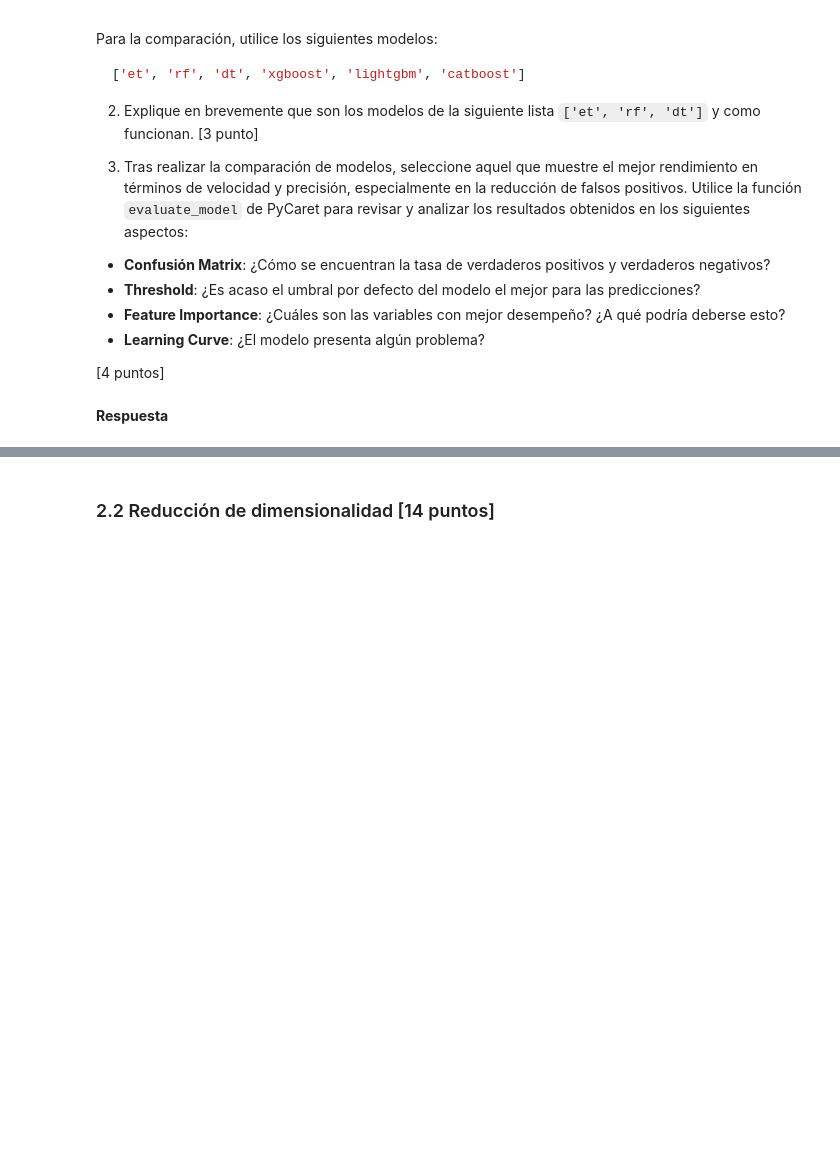
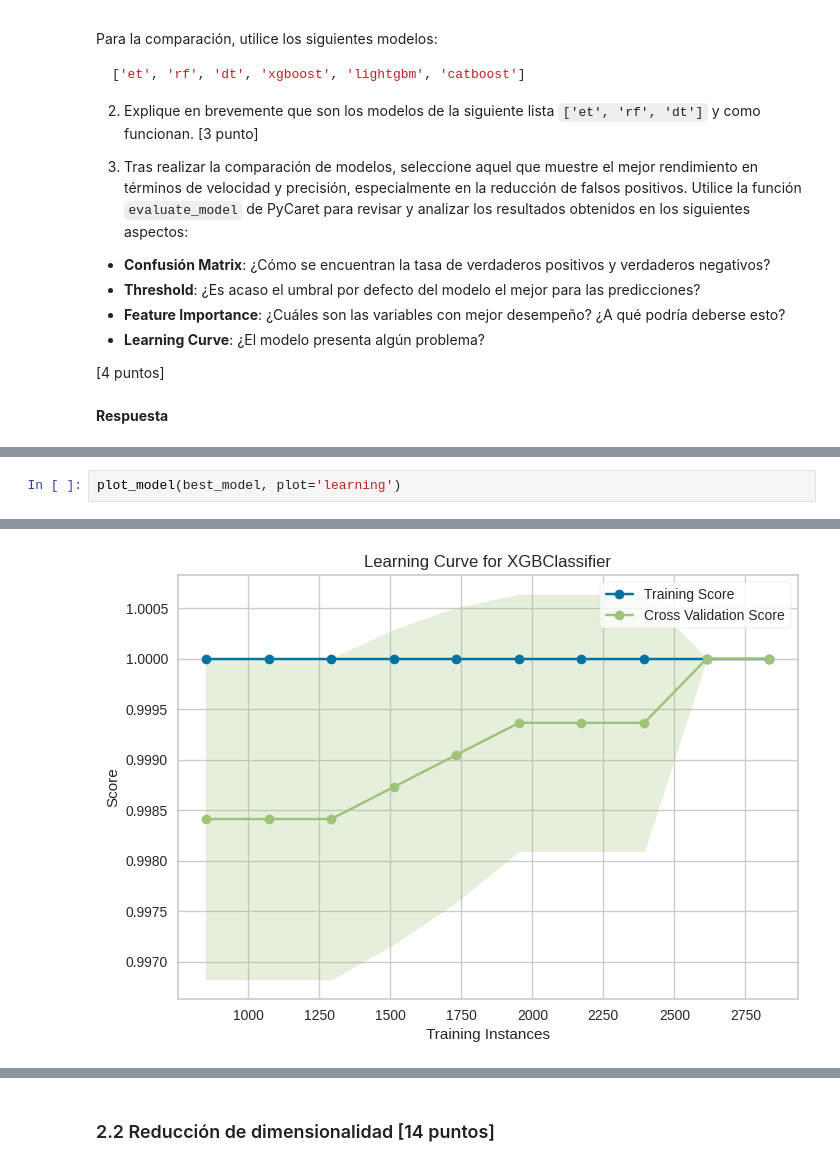
Before and after one commit to andresignacio-o/MDS7202, a Jupyter notebook: Lab5/Lab5_enunciado.ipynb, the cells around one changed output, grey strips where cells are left out. Saved outputs shown, nothing was run; the diff lists cells and outputs as text; blank space fills up the shorter version.

```diff
--- a/Lab5/Lab5_enunciado.ipynb
+++ b/Lab5/Lab5_enunciado.ipynb
@@ -350,0 +827,3 @@ os.environ["PYCARET_CUSTOM_LOGGING_LEVEL"] = "CRITICAL"
+# %%
+plot_model(best_model, plot='learning')
+# %% [output]
@@ -350,0 +831 @@ os.environ["PYCARET_CUSTOM_LOGGING_LEVEL"] = "CRITICAL"
+[figure, added]
```
Also changed, not shown: parts of 45 cells of this notebook, 2 other files.
